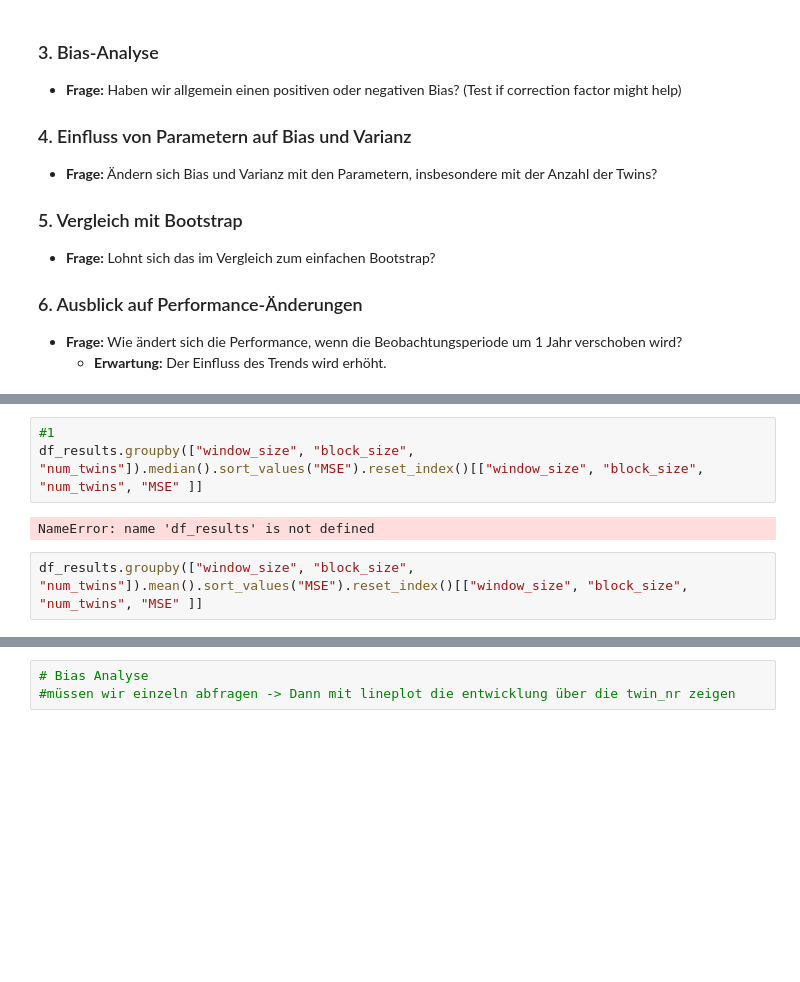
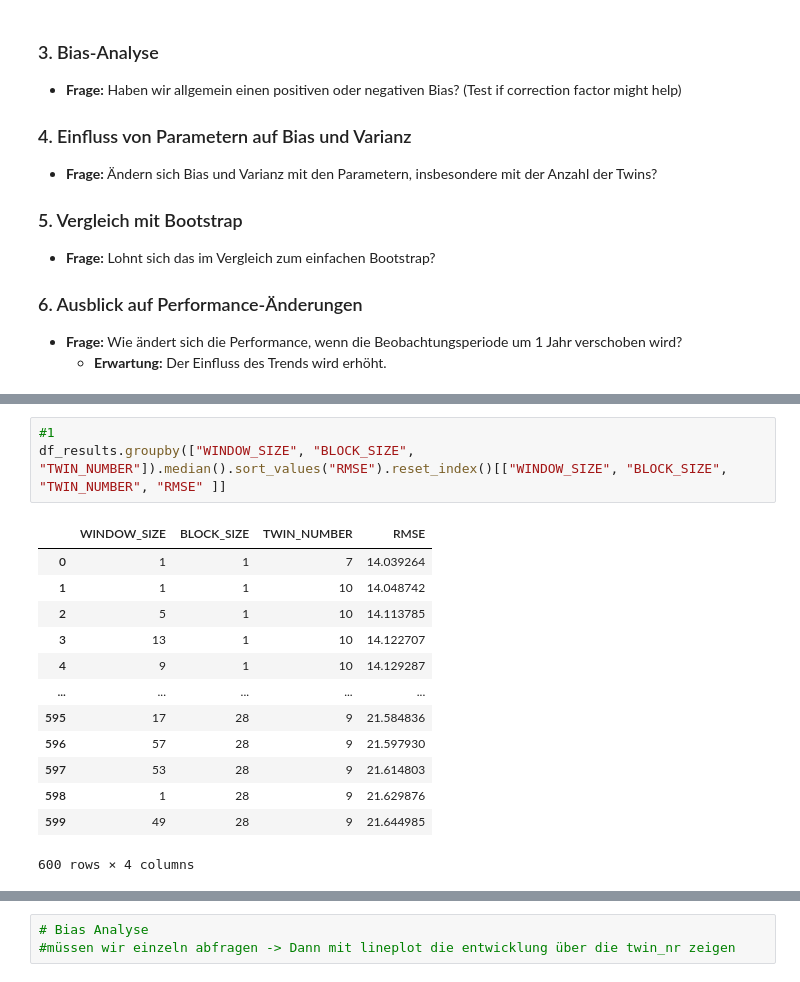
Before and after one commit to chrisnhr/Diplom, a Jupyter notebook: bootstrapping.ipynb, the cells around one changed output, grey strips where cells are left out. Saved outputs shown, nothing was run; the diff lists cells and outputs as text; blank space fills up the shorter version.

```diff
--- a/bootstrapping.ipynb
+++ b/bootstrapping.ipynb
@@ -162,7 +100,17 @@ succes
 # %%
 #1
-df_results.groupby(["window_size", "block_size", "num_twins"]).median().sort_values("MSE").reset_index()[["window_size", "block_size", "num_twins", "MSE" ]]
+df_results.groupby(["WINDOW_SIZE", "BLOCK_SIZE", "TWIN_NUMBER"]).median().sort_values("RMSE").reset_index()[["WINDOW_SIZE", "BLOCK_SIZE", "TWIN_NUMBER", "RMSE" ]]
 # %% [output]
+|  | WINDOW_SIZE | BLOCK_SIZE | TWIN_NUMBER | RMSE |
+| 0 | 1 | 1 | 7 | 14.039264 |
+| 1 | 1 | 1 | 10 | 14.048742 |
+| 2 | 5 | 1 | 10 | 14.113785 |
+| 3 | 13 | 1 | 10 | 14.122707 |
+| 4 | 9 | 1 | 10 | 14.129287 |
+| ... | ... | ... | ... | ... |
+| 595 | 17 | 28 | 9 | 21.584836 |
+| 596 | 57 | 28 | 9 | 21.597930 |
+| 597 | 53 | 28 | 9 | 21.614803 |
+| 598 | 1 | 28 | 9 | 21.629876 |
+| 599 | 49 | 28 | 9 | 21.644985 |
-NameError: name 'df_results' is not defined
+600 rows × 4 columns
-# %%
-df_results.groupby(["window_size", "block_size", "num_twins"]).mean().sort_values("MSE").reset_index()[["window_size", "block_size", "num_twins", "MSE" ]]
```
Also changed, not shown: parts of 8 cells of this notebook, 10 other files.
